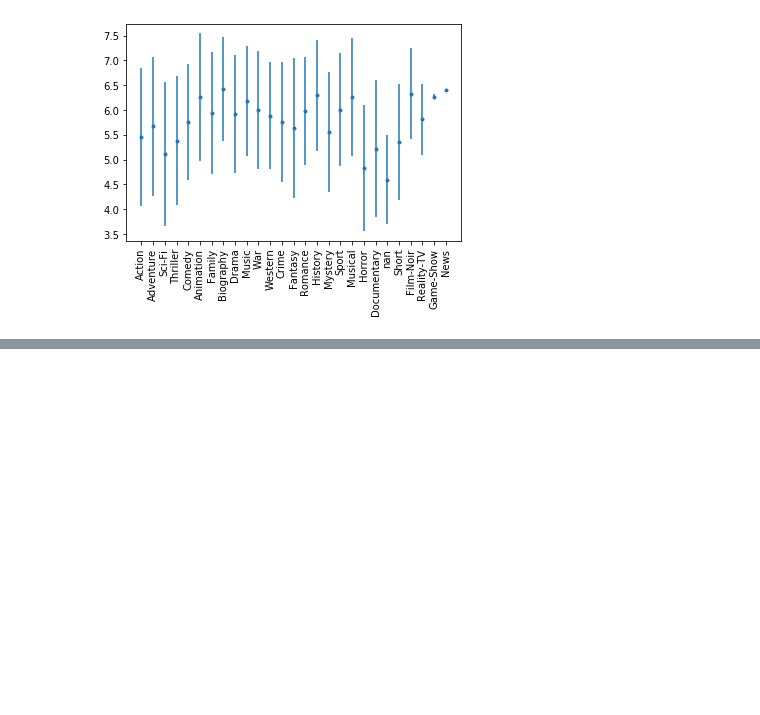
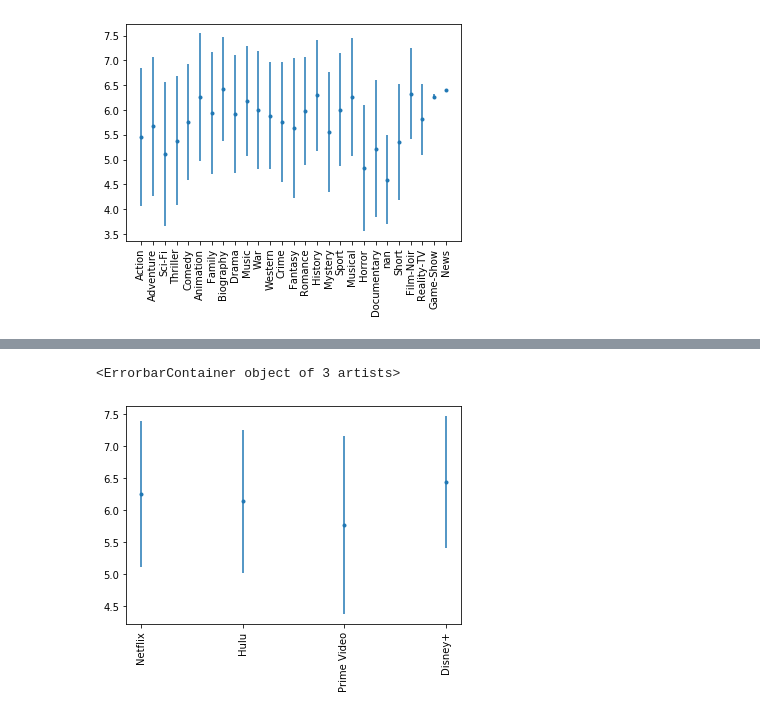
Before and after one commit to almetzler/SI330Final, a Jupyter notebook: Alexis.ipynb, the cells around one changed output, grey strips where cells are left out. Drawn from its saved outputs; the diff is of its cells as text; code cells hidden in the pictures; blank space fills up the shorter version.

```diff
--- a/Alexis.ipynb
+++ b/Alexis.ipynb
@@ -108,0 +143,16 @@ array([1, 2, 3])
+# %%
+platforms = ['Netflix','Hulu','Prime Video','Disney+']
+
+platvals=[]
+platerrors = []
+
+for plat in platforms:
+    movies = streaming[streaming[plat]==1]
+    platvals.append(np.nanmean(movies['IMDb']))
+    platerrors.append(np.std(movies['IMDb']))
+# %%
+plt.xticks(rotation = 90)
+plt.errorbar(platforms, platvals, platerrors,fmt = '.')
+# %% [output]
+<ErrorbarContainer object of 3 artists>
+[figure, added]
```
Also changed, not shown: parts of 10 cells of this notebook.
